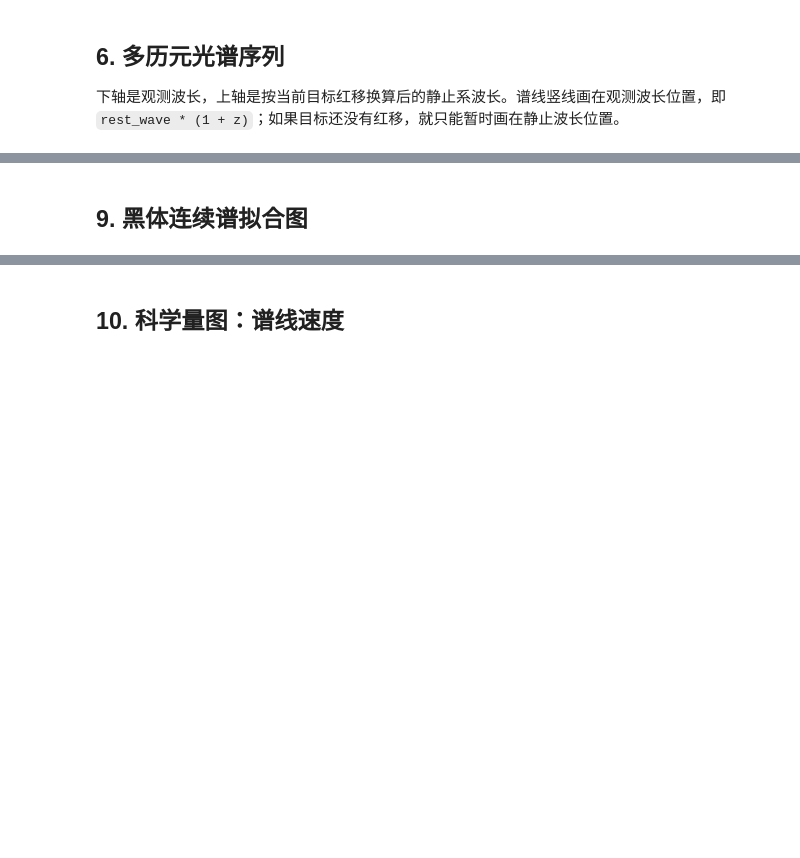
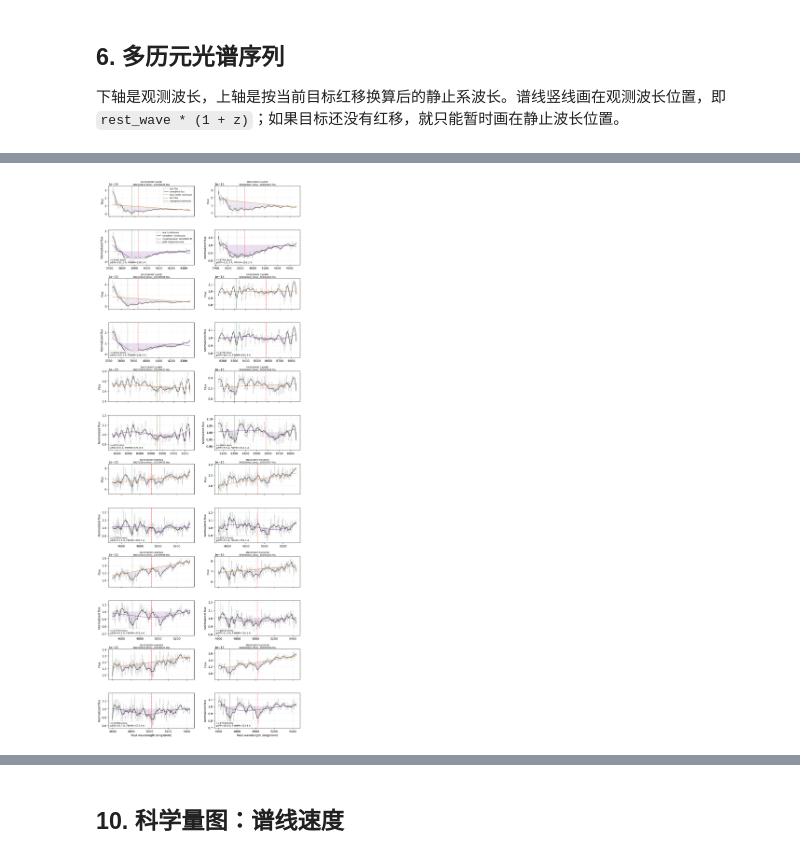
Before and after one commit to Zzzaurak/obsastro-sn-pipeline, a Jupyter notebook: notebooks/02_spectral_analysis_pipeline.ipynb, the cells around one changed output, grey strips where cells are left out. Saved outputs shown, nothing was run; the diff lists cells and outputs as text; code cells hidden in the pictures; blank space fills up the shorter version.

```diff
--- a/notebooks/02_spectral_analysis_pipeline.ipynb
+++ b/notebooks/02_spectral_analysis_pipeline.ipynb
@@ -207,12 +342,13 @@ display(line_qc[["target", "file", "line", "velocity_kms", "pEW_A", "FWHM_A", "d
 # %%
-snt.plot_line_diagnostics_grid(
+line_diagnostics_fig = snt.plot_line_diagnostics_grid(
     spectra,
     line_qc,
     target=DIAGNOSTIC_TARGET,
     max_panels=MAX_DIAGNOSTIC_PANELS,
     fig_dir=FIG_DIR,
     save_figures=SAVE_FIGURES,
     **measure_kwargs,
 )
+snt.show_figure(line_diagnostics_fig)
+# %% [output]
+[figure, added]
-# %% [markdown]
-## 9. 黑体连续谱拟合图
```
Also changed, not shown: parts of 34 cells of this notebook, 4 other files.
